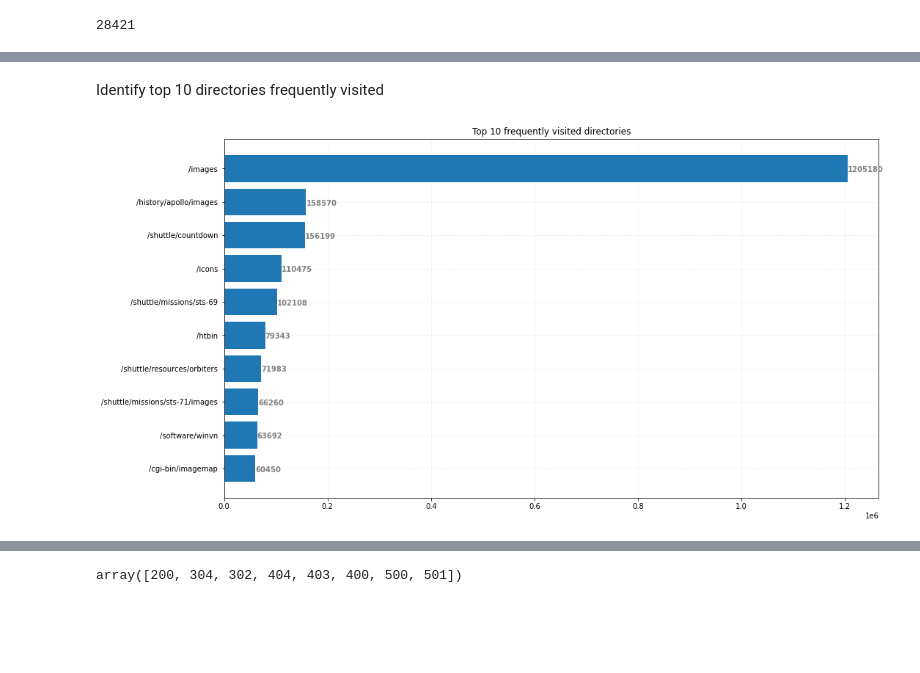
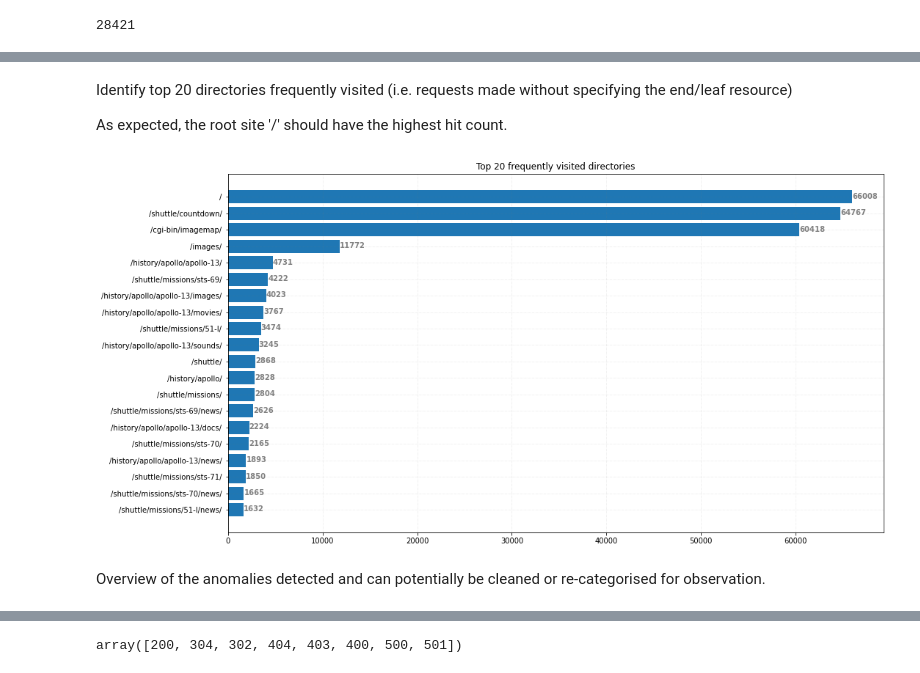
Before and after one commit to emtabiraobarias/nasa-website-1995-analysis, a Jupyter notebook: eda/nasa_website_analysis.ipynb, the cells around one changed output, grey strips where cells are left out. Saved outputs shown, nothing was run; the diff lists cells and outputs as text; code cells hidden in the pictures; blank space fills up the shorter version.

```diff
--- a/eda/nasa_website_analysis.ipynb
+++ b/eda/nasa_website_analysis.ipynb
@@ -512,9 +512,9 @@ def get_directory(url):
     try:
         url = url.replace('HTTP/1.0', '').strip()
         last_slash = url.rindex('/')
-        directory = url[:last_slash]
+        directory = url[:last_slash + 1]    #to include the rear slash
     except:
-        directory = pd.NA
+        directory = url #pd.NA
     return directory
 
 df_request['reqdirectory'] = df_request['requrl'].apply(lambda x: get_directory(str(x)))
@@ -541,24 +541,27 @@ df_request['reqresource'].nunique()
 # %% [output]
 28421
 # %%
-MEDIA_TYPES = ['gif', 'jpg', 'jpeg', 'tiff', 'png', 'wav', 'bmp', 'avi', 'mp3', 'wma', 'xbm']
-FILE_TYPES = ['doc', 'rtf', 'xls']
-PAGE_TYPES = ['html', 'pl']
+IMAGE_TYPES = ['gif', 'jpg', 'jpeg', 'tiff', 'png', 'bmp', 'xbm', 'eps', 'art', 'ps']
+AV_TYPES = ['wav', 'avi', 'mp3', 'wma', 'mpg', 'ksc']
+FILE_TYPES = ['doc', 'rtf', 'xls', 'txt', 'bak', 'xb', 'pdf', 'sta', 'bps', 'new', 'zip', 'bad', 'out', 'orig','dat', 'lists']
+PAGE_TYPES = ['html', 'pl', 'htm', 'map', 'perl', 'dec', 'software']
 
 def get_resource_type(resource):
     try:
         dot_index = resource.rindex('.')
         file_type = resource[(dot_index + 1):].lower()
-        if file_type in MEDIA_TYPES:
-            restype = 'Media'
-        elif file_type in PAGE_TYPES:
+        if file_type in IMAGE_TYPES:
+            restype = 'Image'
+        elif file_type in PAGE_TYPES or file_type.startswith('pl'):
             restype = 'Page'
+        elif file_type in AV_TYPES:
+            restype = 'AV'
         elif file_type in FILE_TYPES:
             restype = 'File'
         else:
             restype = 'UNKNOWN'
     except:
-        restype = pd.NA     #Directory
+        restype = 'Directory'
     return restype
 
 df_request['reqrestype'] = df_request['reqresource'].apply(get_resource_type).map(lambda x: str(x))
@@ -600,31 +606,35 @@ plt.show()
-# %% [markdown]
-Identify top 10 directories frequently visited
+# %% [markdown]
+Identify top 20 directories frequently visited (i.e. requests made without specifying the end/leaf resource)
+
+As expected, the root site '/' should have the highest hit count.
 # %%
 # group by and count number of visits
-df_top_request_resource = df_request.groupby(['reqdirectory'])['reqdirectory'].count().sort_values(ascending=False).reset_index(name='count')
-df_top_request_resource = df_top_request_resource[df_top_request_resource['reqdirectory'] != '']
-df_top_request_resource = df_top_request_resource.head(10)
+df_top_request_directory = df_request[df_request['reqrestype'] == 'Directory']
+df_top_request_directory = df_top_request_directory.groupby(['reqdirectory'])['reqdirectory'].count().sort_values(ascending=False).reset_index(name='count')
+df_top_request_directory = df_top_request_directory.head(20)
 
 # horizontal bar plot
 fig, ax = plt.subplots(figsize =(16, 9))
-ax.barh(df_top_request_resource['reqdirectory'], df_top_request_resource['count'])
+ax.barh(df_top_request_directory['reqdirectory'], df_top_request_directory['count'])
 # add padding for better visibility
 ax.xaxis.set_tick_params(pad = 3)
 ax.yaxis.set_tick_params(pad = 5)
 # Add x, y gridlines
-ax.grid(b = True, color ='grey',
+ax.grid(visible = True, color ='grey',
         linestyle ='-.', linewidth = 0.5,
         alpha = 0.2)
 # sort descending order
 ax.invert_yaxis()
 # Add annotation to bars
 for i in ax.patches:
     plt.text(i.get_width()+0.2, i.get_y()+0.5,
              str(round((i.get_width()), 2)),
              fontsize = 10, fontweight ='bold',
              color ='grey')
 # Add Plot Title
-ax.set_title('Top 10 frequently visited directories')
+ax.set_title('Top 20 frequently visited directories')
 plt.show()
 # %% [output]
-[figure, old version]
+[figure, new version]
+# %% [markdown]
+Overview of the anomalies detected and can potentially be cleaned or re-categorised for observation.
```
Also changed, not shown: parts of 18 cells of this notebook, 1 other file.
